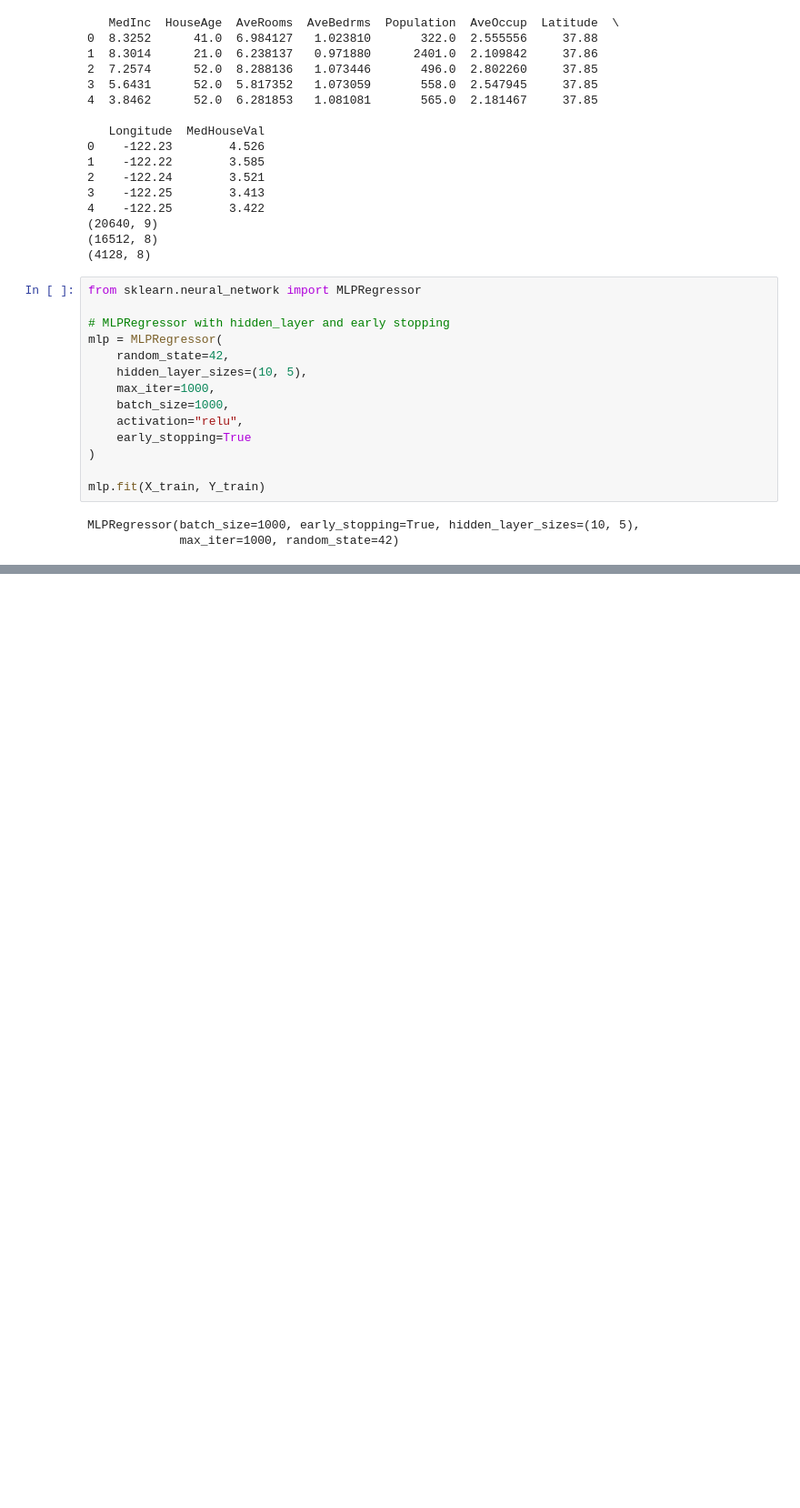
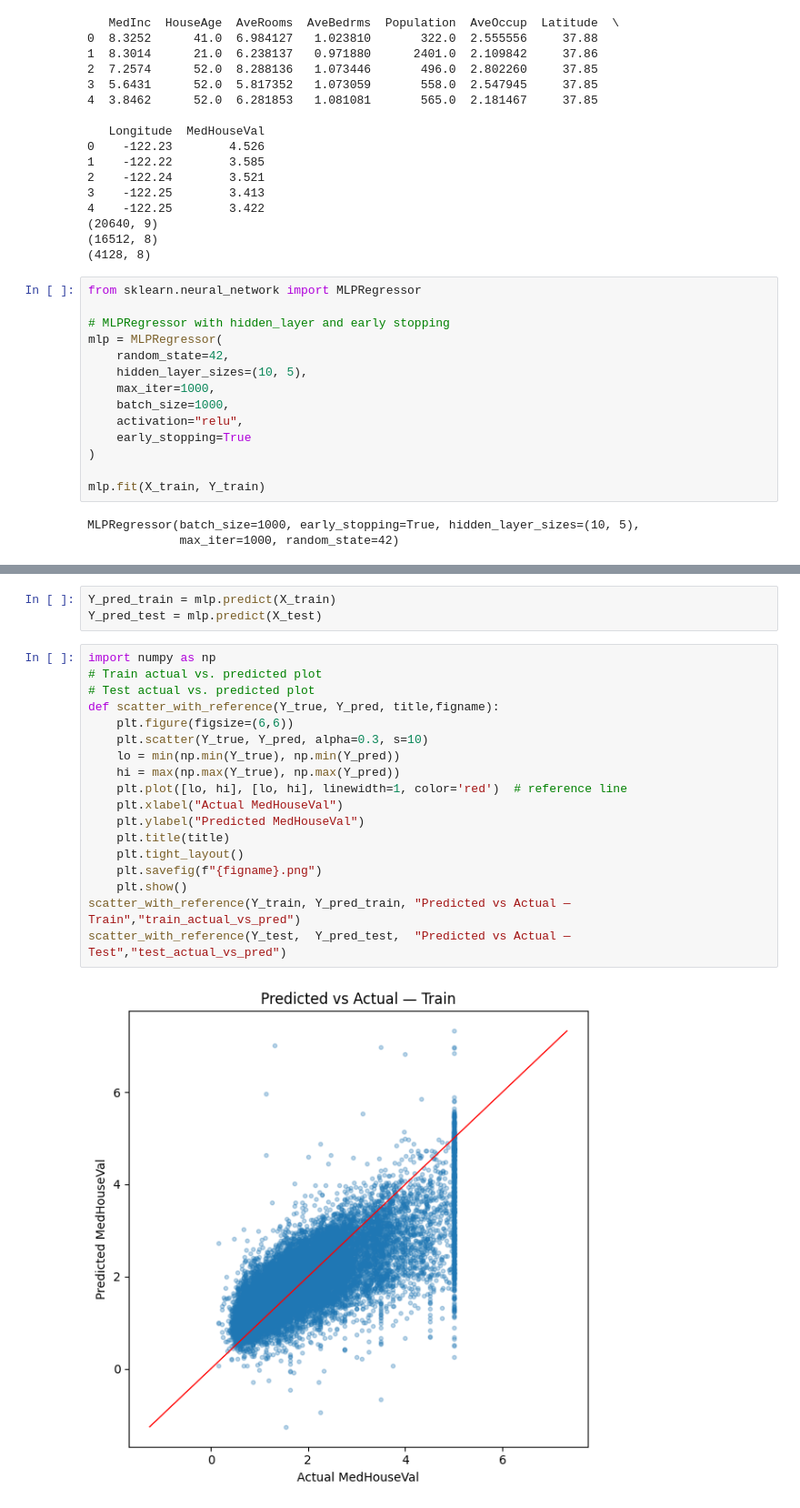
Before and after one commit to OPIM5512-des18004/A02-des18004-3300857, a Jupyter notebook: src/ds_pipeline.ipynb, the cells around one changed output, grey strips where cells are left out. Shown at 91% size. Saved outputs shown, nothing was run; the diff lists cells and outputs as text; blank space fills up the shorter version.

```diff
--- a/src/ds_pipeline.ipynb
+++ b/src/ds_pipeline.ipynb
@@ -59,0 +80,23 @@ MLPRegressor(batch_size=1000, early_stopping=True, hidden_layer_sizes=(10, 5),
+# %%
+Y_pred_train = mlp.predict(X_train)
+Y_pred_test = mlp.predict(X_test)
+# %%
+import numpy as np
+# Train actual vs. predicted plot
+# Test actual vs. predicted plot
+def scatter_with_reference(Y_true, Y_pred, title,figname):
+    plt.figure(figsize=(6,6))
+    plt.scatter(Y_true, Y_pred, alpha=0.3, s=10)
+    lo = min(np.min(Y_true), np.min(Y_pred))
+    hi = max(np.max(Y_true), np.max(Y_pred))
+    plt.plot([lo, hi], [lo, hi], linewidth=1, color='red')  # reference line
+    plt.xlabel("Actual MedHouseVal")
+    plt.ylabel("Predicted MedHouseVal")
+    plt.title(title)
+    plt.tight_layout()
+    plt.savefig(f"{figname}.png")
+    plt.show()
+scatter_with_reference(Y_train, Y_pred_train, "Predicted vs Actual — Train","train_actual_vs_pred")
+scatter_with_reference(Y_test,  Y_pred_test,  "Predicted vs Actual — Test","test_actual_vs_pred")
+# %% [output]
+[figure, added]
```
Also changed, not shown: parts of 4 cells of this notebook, 5 other files.
